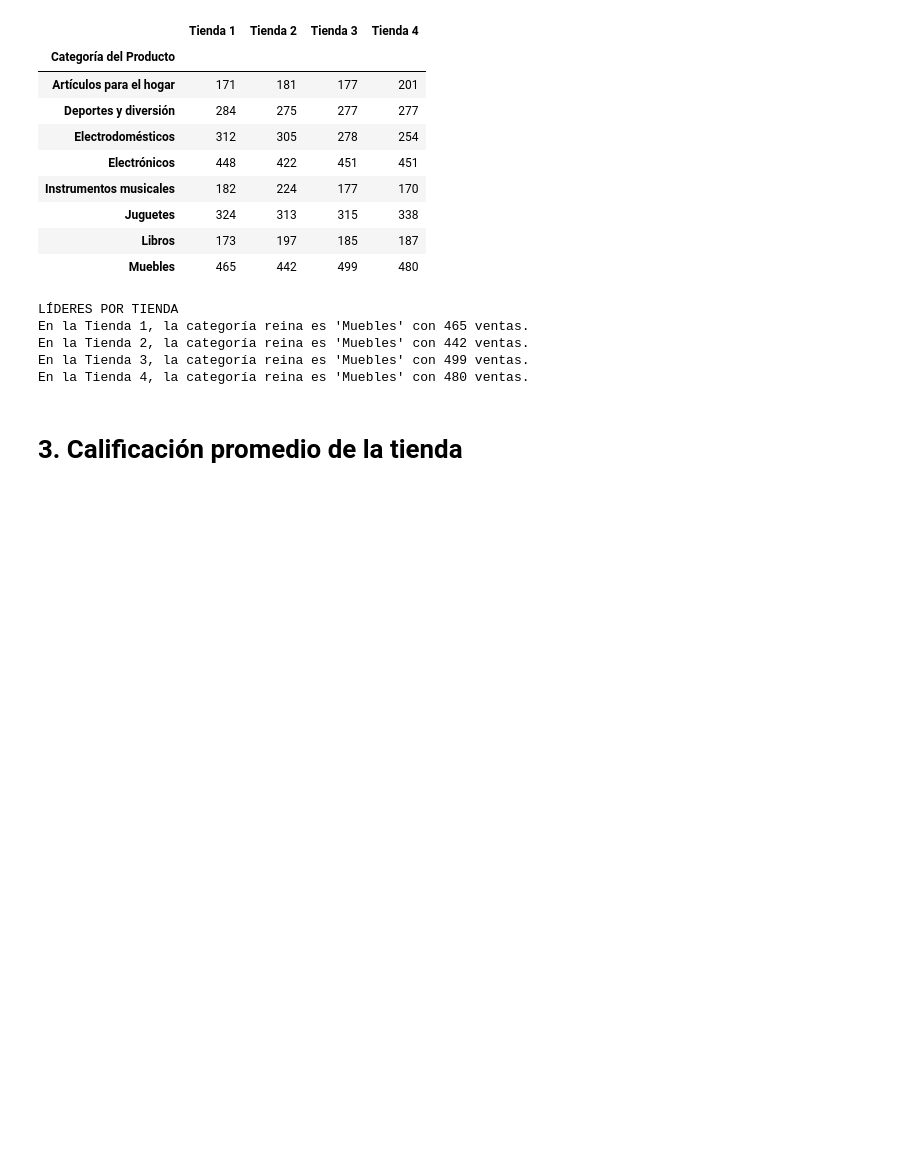
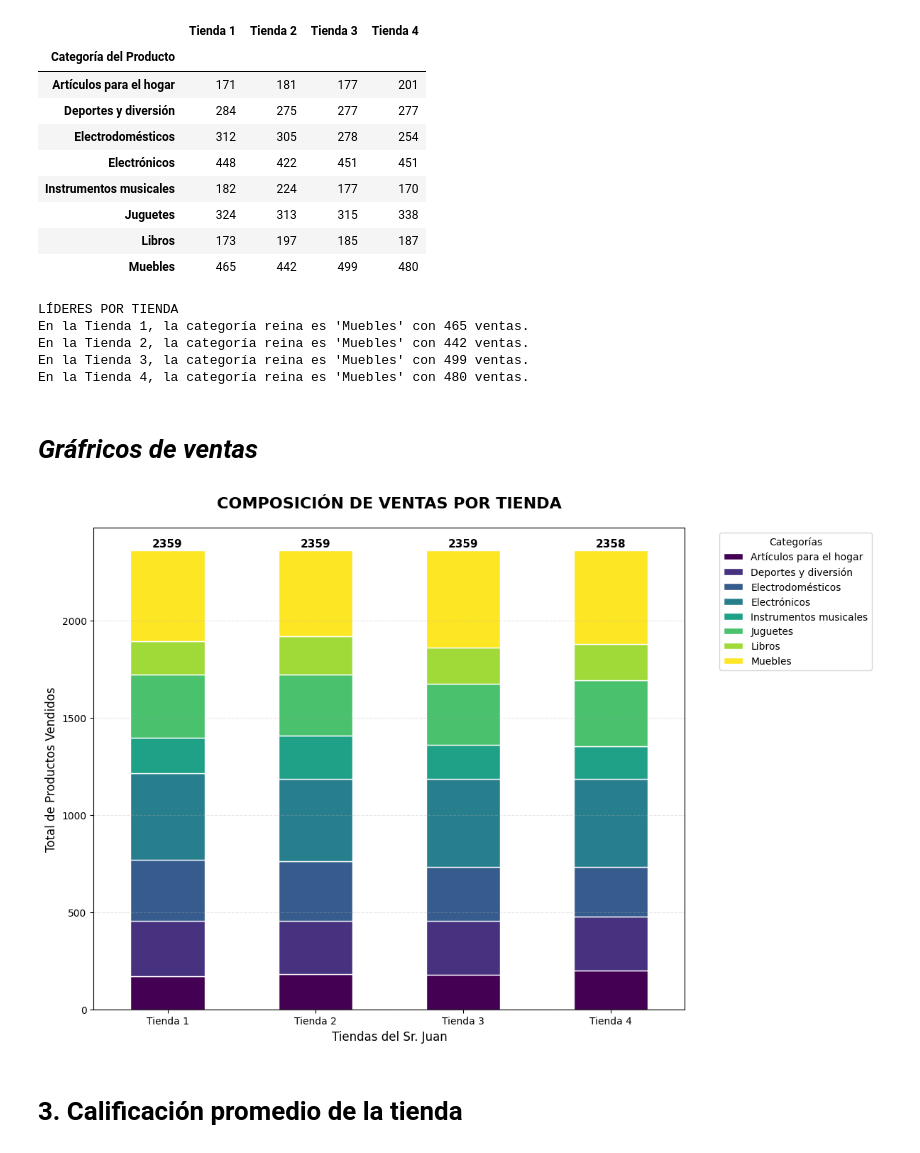
Before and after one commit to idabelZone/Proyecto-DA-AluraStoreLatam, a Jupyter notebook: AluraStoreLatam.ipynb, the cells around one changed output. Cells and saved outputs as stored; diff of their text form; code cells hidden in the pictures; blank space fills up the shorter version.

```diff
--- a/AluraStoreLatam.ipynb
+++ b/AluraStoreLatam.ipynb
@@ -133,6 +156,37 @@ En la Tienda 1, la categoría reina es 'Muebles' con 465 ventas.
 En la Tienda 2, la categoría reina es 'Muebles' con 442 ventas.
 En la Tienda 3, la categoría reina es 'Muebles' con 499 ventas.
 En la Tienda 4, la categoría reina es 'Muebles' con 480 ventas.
+# %% [markdown]
+# ***Gráfricos de ventas***
+# %%
+import matplotlib.pyplot as plt
+
+# Eje X
+df_por_tienda = resumen_categorias.T
+
+# Para crear el gráfico apilado
+ax = df_por_tienda.plot(kind='bar',
+                        stacked=True,
+                        figsize=(12, 8),
+                        colormap='viridis',
+                        edgecolor='white')
+
+# Estética
+plt.title('COMPOSICIÓN DE VENTAS POR TIENDA', fontsize=16, fontweight='bold', pad=20)
+plt.xlabel('Tiendas del Sr. Juan', fontsize=12)
+plt.ylabel('Total de Productos Vendidos', fontsize=12)
+plt.xticks(rotation=0)
+plt.legend(title='Categorías', bbox_to_anchor=(1.05, 1), loc='upper left')
+plt.grid(axis='y', linestyle='--', alpha=0.3)
+
+# El total de cada tienda arriba de la barra para mejor visualización
+for i, total in enumerate(df_por_tienda.sum(axis=1)):
+    ax.text(i, total + 20, int(total), ha='center', fontweight='bold', fontsize=11)
+
+plt.tight_layout()
+plt.show()
+# %% [output]
+[figure, added]
 # %% [markdown]
 # 3. Calificación promedio de la tienda
 # %%
```
Also changed, not shown: parts of 17 cells of this notebook.
